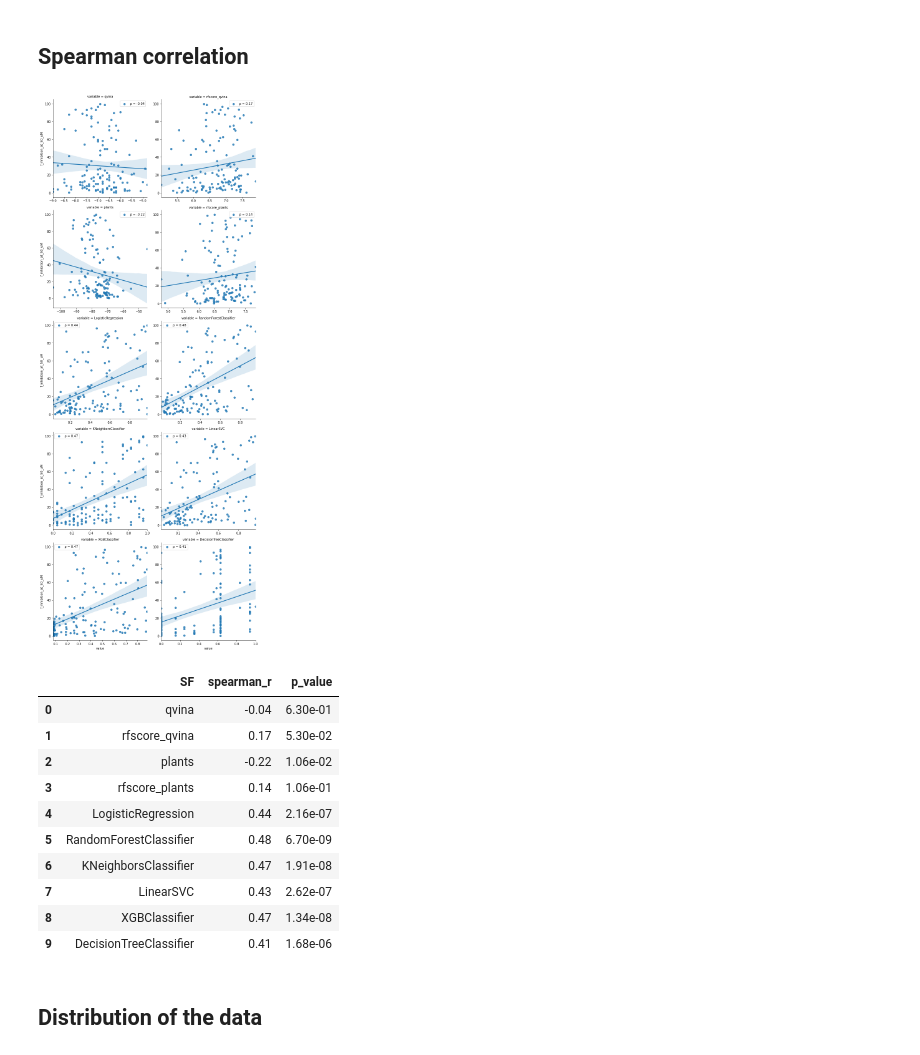
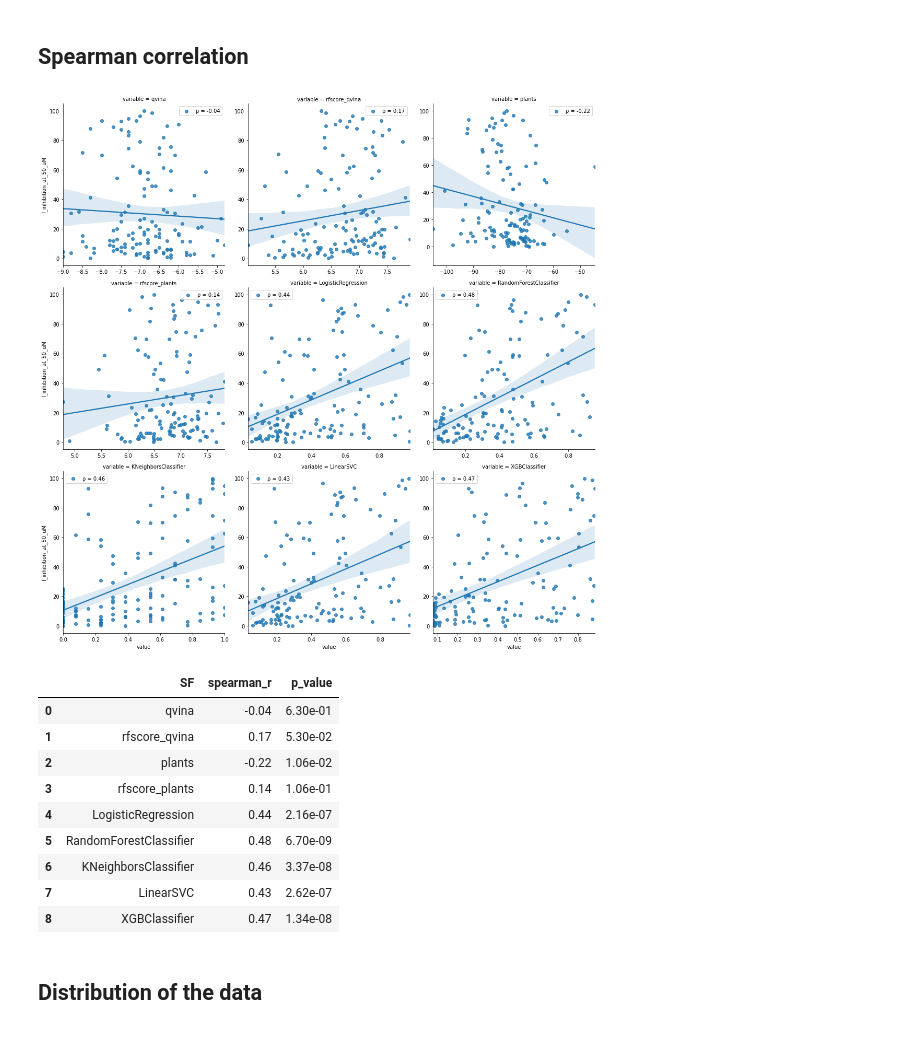
Before and after one commit to caiocrocha/SarsCov2Classifier, a Jupyter notebook: notebooks/ML_pipeline.ipynb, the cells around one changed output. Drawn from its saved outputs; the diff is of its cells as text; code cells hidden in the pictures.

```diff
--- a/notebooks/ML_pipeline.ipynb
+++ b/notebooks/ML_pipeline.ipynb
@@ -42,14 +42,11 @@ def get_model_by_name(model_name):
         return RandomForestClassifier(n_estimators=500, max_depth=6, random_state=13)
     elif model_name == 'KNeighborsClassifier':
         from sklearn.neighbors import KNeighborsClassifier
-        return KNeighborsClassifier(n_neighbors=23) # N = sqrt(len(X_train))
+        return KNeighborsClassifier(n_neighbors=13)
     elif model_name == 'XGBClassifier':
         from xgboost import XGBClassifier
         return XGBClassifier(objective='binary:logistic', n_estimators=200,
             max_depth=5, eta=0.01, random_state=13)
-    elif model_name == 'DecisionTreeClassifier':
-        from sklearn.tree import DecisionTreeClassifier
-        return DecisionTreeClassifier(max_depth=5, random_state=13)
     elif model_name == 'LogisticRegression':
         from sklearn.linear_model import LogisticRegression
         return LogisticRegression(solver='liblinear', random_state=13)
@@ -57,7 +54,7 @@ def get_model_by_name(model_name):
         from sklearn.svm import LinearSVC
         from sklearn.calibration import CalibratedClassifierCV
         # CalibratedClassifierCV applies probability transformation
-        # on top of the SVC outputs, so we can plot the ROC curve
+        # on top of the SVC outputs, so we can plot its ROC curve
         # https://stackoverflow.com/a/39712590/13131079
         return CalibratedClassifierCV(base_estimator=LinearSVC(dual=False, random_state=13))
 
@@ -159,7 +156,7 @@ def kFold_pipeline(X, y, clf, transformer, axis):
     return mean_scores
 # %%
 # ML classfifiers
-classifiers = ['LogisticRegression', 'RandomForestClassifier', 'KNeighborsClassifier', 'LinearSVC', 'XGBClassifier', 'DecisionTreeClassifier']
+classifiers = ['LogisticRegression','RandomForestClassifier','KNeighborsClassifier','LinearSVC','XGBClassifier']
 
 y = training['activity']
 X = training[features]
@@ -392,18 +392,18 @@ melt = pd.melt(df, id_vars=['CID','f_inhibition_at_50_uM'], value_vars=docking_l
 # %%
 spearman = []
 
-g = sns.lmplot(data=melt, x='value', y='f_inhibition_at_50_uM', col='variable', sharey=False, sharex=False, col_wrap=2)
+g = sns.lmplot(data=melt, x='value', y='f_inhibition_at_50_uM', col='variable', sharey=False, sharex=False, col_wrap=3)
 for ax, col in zip(g.axes.flatten(), g.col_names):
     r, pvalue = spearmanr(df['f_inhibition_at_50_uM'], df[col])
     spearman.append([col, r, pvalue])
     ax.collections[0].set_label(f'ρ = {r:.2f}')
     ax.legend()
 
 plt.tight_layout()
 plt.savefig('figures/regression.png', dpi=200)
 plt.show()
 # %% [output]
-[figure, old version]
+[figure, new version]
 # %%
 spearman = pd.DataFrame(spearman, columns=['SF', 'spearman_r', 'p_value'])
 spearman
@@ -415,10 +415,9 @@ spearman
 | 3 | rfscore_plants | 0.14 | 1.06e-01 |
 | 4 | LogisticRegression | 0.44 | 2.16e-07 |
 | 5 | RandomForestClassifier | 0.48 | 6.70e-09 |
-| 6 | KNeighborsClassifier | 0.47 | 1.91e-08 |
+| 6 | KNeighborsClassifier | 0.46 | 3.37e-08 |
 | 7 | LinearSVC | 0.43 | 2.62e-07 |
 | 8 | XGBClassifier | 0.47 | 1.34e-08 |
-| 9 | DecisionTreeClassifier | 0.41 | 1.68e-06 |
 # %% [markdown]
 <a id='distribution'></a>
 ## Distribution of the data
```
Also changed, not shown: parts of 16 cells of this notebook, 45 other files.
